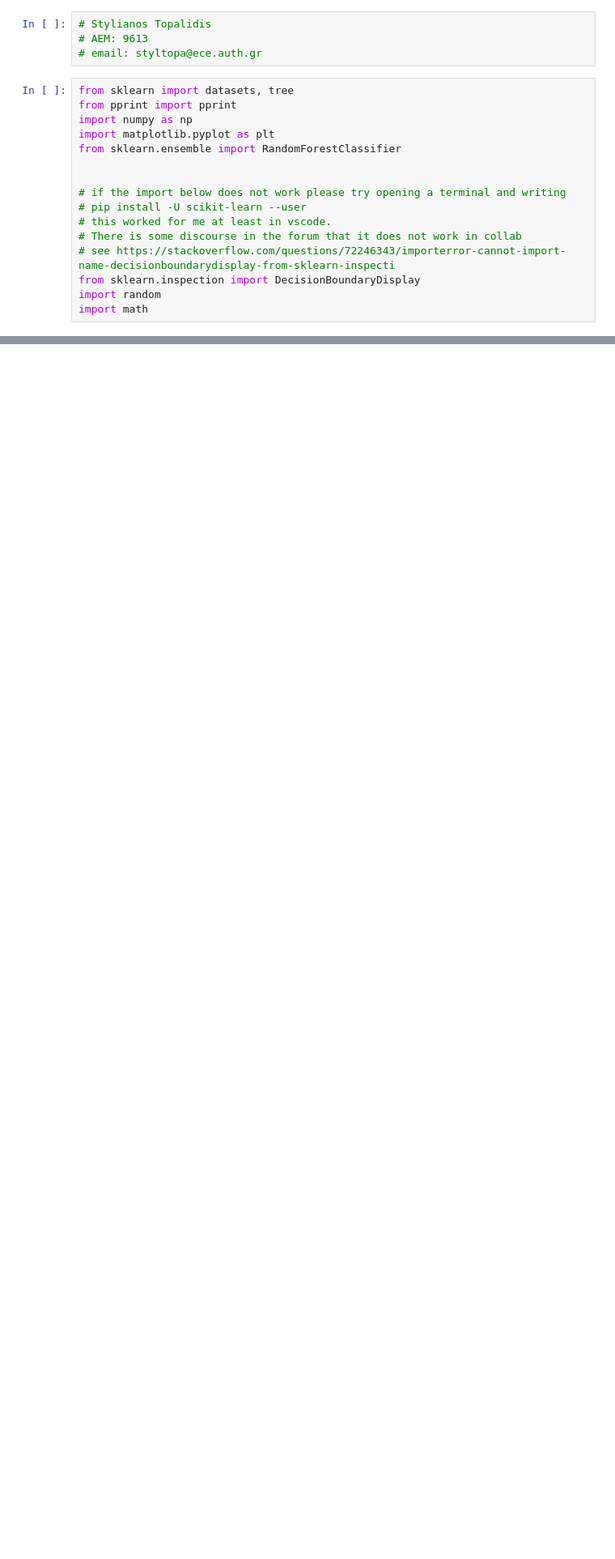
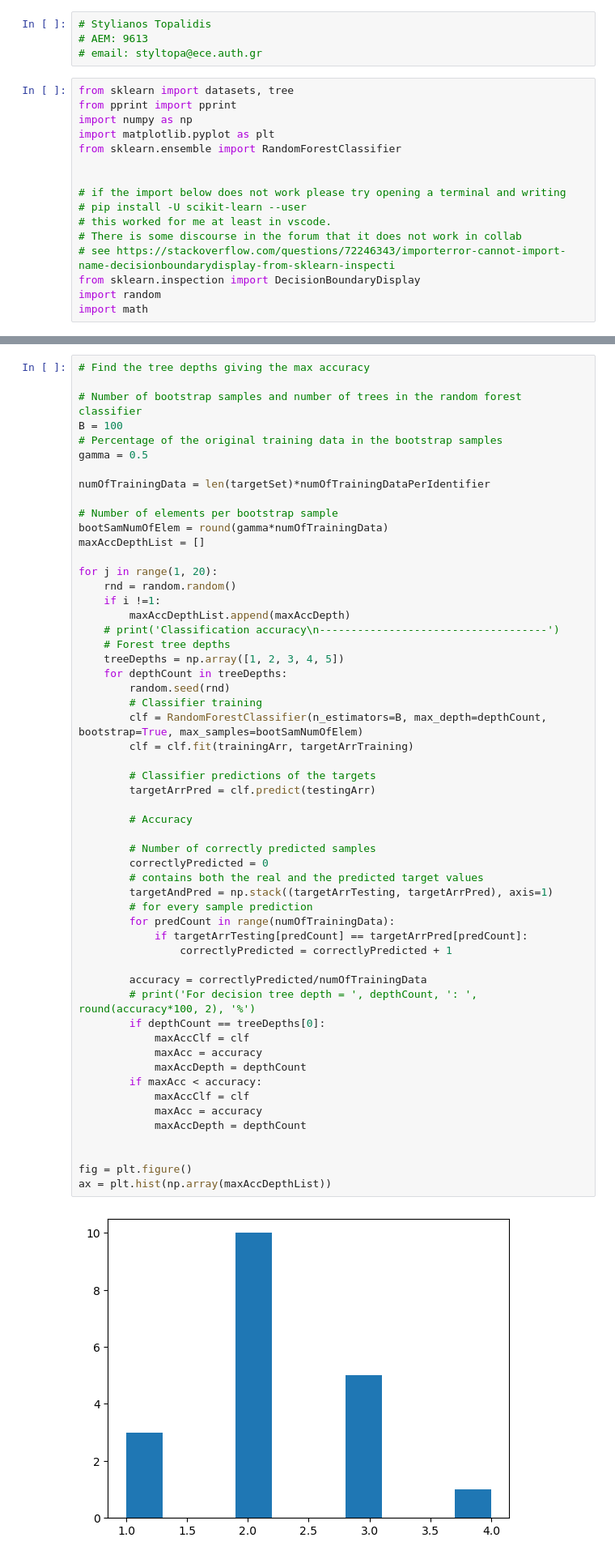
Before and after one commit to styltopa/PatternRecognition, a Jupyter notebook: topalidis_9613_Assignment3.ipynb, the cells around one changed output, grey strips where cells are left out. Shown at 81% size. Saved outputs shown, nothing was run; the diff lists cells and outputs as text; blank space fills up the shorter version.

Commit message:
Checks for the best gamma percentages

```diff
--- a/topalidis_9613_Assignment3.ipynb
+++ b/topalidis_9613_Assignment3.ipynb
@@ -295,0 +294,57 @@ Max accuracy classifier was the one with decision tree depth =  4 and accuracy:
+# %%
+# Find the tree depths giving the max accuracy
+
+# Number of bootstrap samples and number of trees in the random forest classifier
+B = 100
+# Percentage of the original training data in the bootstrap samples
+gamma = 0.5
+
+numOfTrainingData = len(targetSet)*numOfTrainingDataPerIdentifier
+
+# Number of elements per bootstrap sample
+bootSamNumOfElem = round(gamma*numOfTrainingData)
+maxAccDepthList = []
+
+for j in range(1, 20):
+    rnd = random.random()
+    if i !=1:
+        maxAccDepthList.append(maxAccDepth)
+    # print('Classification accuracy\n------------------------------------')
+    # Forest tree depths
+    treeDepths = np.array([1, 2, 3, 4, 5])
+    for depthCount in treeDepths:
+        random.seed(rnd)
+        # Classifier training
+        clf = RandomForestClassifier(n_estimators=B, max_depth=depthCount, bootstrap=True, max_samples=bootSamNumOfElem)
+        clf = clf.fit(trainingArr, targetArrTraining)
+
+        # Classifier predictions of the targets
+        targetArrPred = clf.predict(testingArr)
+
+        # Accuracy
+
+        # Number of correctly predicted samples
+        correctlyPredicted = 0
+        # contains both the real and the predicted target values
+        targetAndPred = np.stack((targetArrTesting, targetArrPred), axis=1)
+        # for every sample prediction
+        for predCount in range(numOfTrainingData):
+            if targetArrTesting[predCount] == targetArrPred[predCount]:
+                correctlyPredicted = correctlyPredicted + 1
+
+        accuracy = correctlyPredicted/numOfTrainingData
+        # print('For decision tree depth = ', depthCount, ': ', round(accuracy*100, 2), '%')
+        if depthCount == treeDepths[0]:
+            maxAccClf = clf
+            maxAcc = accuracy
+            maxAccDepth = depthCount
+        if maxAcc < accuracy:
+            maxAccClf = clf
+            maxAcc = accuracy
+            maxAccDepth = depthCount
+
+
+fig = plt.figure()
+ax = plt.hist(np.array(maxAccDepthList))
+# %% [output]
+[figure, added]
```
Also changed, not shown: parts of 3 cells of this notebook.
